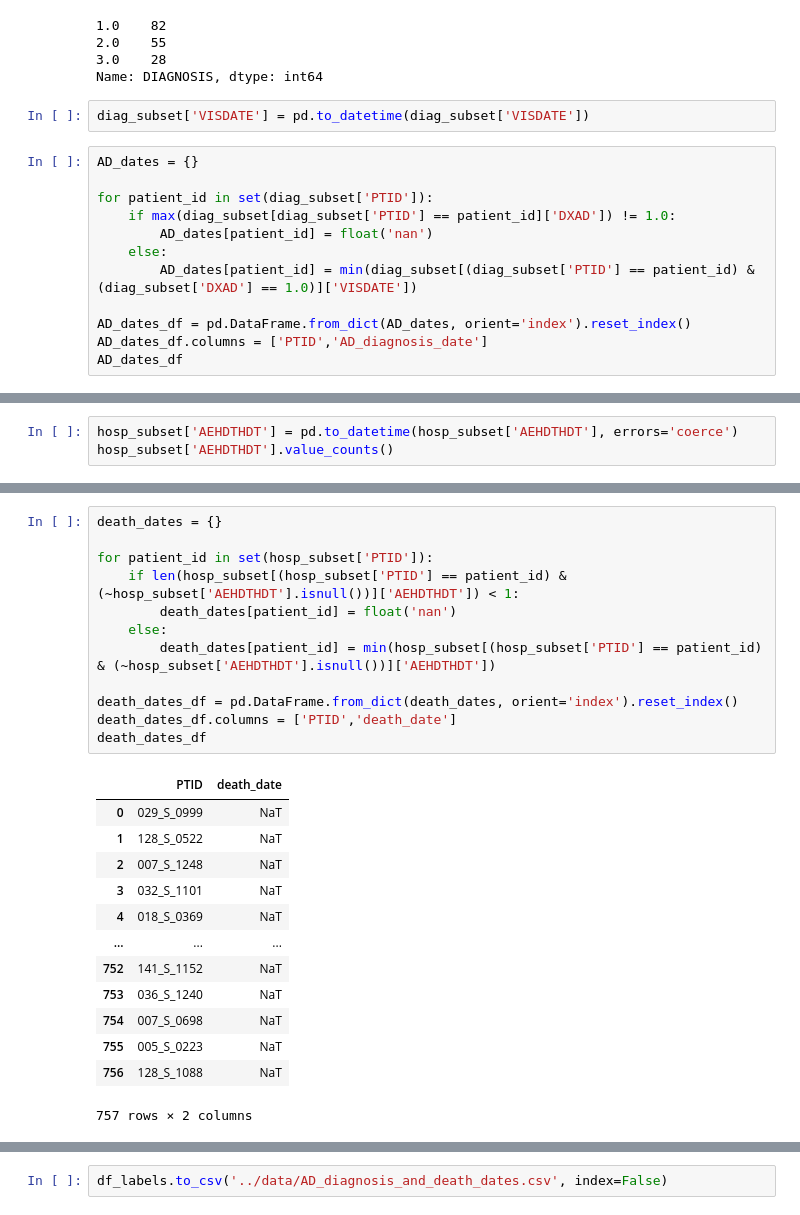
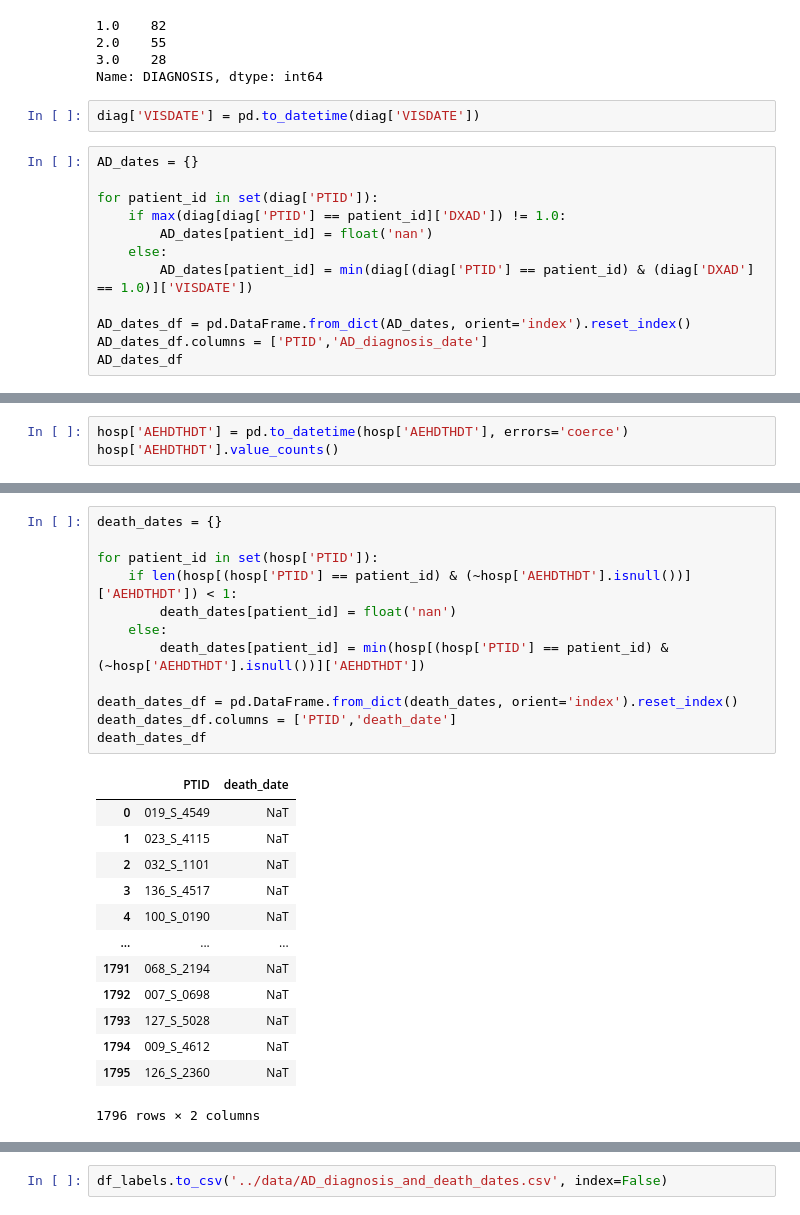
Before and after one commit to jvgalvin/capstone, a Jupyter notebook: notebooks/Medical_History_EDA.ipynb, the cells around one changed output, grey strips where cells are left out. Cells and saved outputs as stored; diff of their text form.

```diff
--- a/notebooks/Medical_History_EDA.ipynb
+++ b/notebooks/Medical_History_EDA.ipynb
@@ -244,15 +269,15 @@ diag_subset['DIAGNOSIS'].value_counts()
 3.0    28
 Name: DIAGNOSIS, dtype: int64
 # %%
-diag_subset['VISDATE'] = pd.to_datetime(diag_subset['VISDATE'])
+diag['VISDATE'] = pd.to_datetime(diag['VISDATE'])
 # %%
 AD_dates = {}
 
-for patient_id in set(diag_subset['PTID']):
-    if max(diag_subset[diag_subset['PTID'] == patient_id]['DXAD']) != 1.0:
+for patient_id in set(diag['PTID']):
+    if max(diag[diag['PTID'] == patient_id]['DXAD']) != 1.0:
         AD_dates[patient_id] = float('nan')
     else:
-        AD_dates[patient_id] = min(diag_subset[(diag_subset['PTID'] == patient_id) & (diag_subset['DXAD'] == 1.0)]['VISDATE'])
+        AD_dates[patient_id] = min(diag[(diag['PTID'] == patient_id) & (diag['DXAD'] == 1.0)]['VISDATE'])
 
 AD_dates_df = pd.DataFrame.from_dict(AD_dates, orient='index').reset_index()
 AD_dates_df.columns = ['PTID','AD_diagnosis_date']
@@ -283,5 +308,5 @@ hosp_subset.head()
 5 rows × 45 columns
 # %%
-hosp_subset['AEHDTHDT'] = pd.to_datetime(hosp_subset['AEHDTHDT'], errors='coerce')
-hosp_subset['AEHDTHDT'].value_counts()
+hosp['AEHDTHDT'] = pd.to_datetime(hosp['AEHDTHDT'], errors='coerce')
+hosp['AEHDTHDT'].value_counts()
 # %% [output]
@@ -300,29 +325,29 @@ Name: AEHDTHDT, Length: 80, dtype: int64
 # %%
 death_dates = {}
 
-for patient_id in set(hosp_subset['PTID']):
-    if len(hosp_subset[(hosp_subset['PTID'] == patient_id) & (~hosp_subset['AEHDTHDT'].isnull())]['AEHDTHDT']) < 1:
+for patient_id in set(hosp['PTID']):
+    if len(hosp[(hosp['PTID'] == patient_id) & (~hosp['AEHDTHDT'].isnull())]['AEHDTHDT']) < 1:
         death_dates[patient_id] = float('nan')
     else:
-        death_dates[patient_id] = min(hosp_subset[(hosp_subset['PTID'] == patient_id) & (~hosp_subset['AEHDTHDT'].isnull())]['AEHDTHDT'])
+        death_dates[patient_id] = min(hosp[(hosp['PTID'] == patient_id) & (~hosp['AEHDTHDT'].isnull())]['AEHDTHDT'])
 
 death_dates_df = pd.DataFrame.from_dict(death_dates, orient='index').reset_index()
 death_dates_df.columns = ['PTID','death_date']
 death_dates_df
 # %% [output]
 |  | PTID | death_date |
-| 0 | 029_S_0999 | NaT |
-| 1 | 128_S_0522 | NaT |
-| 2 | 007_S_1248 | NaT |
-| 3 | 032_S_1101 | NaT |
-| 4 | 018_S_0369 | NaT |
+| 0 | 019_S_4549 | NaT |
+| 1 | 023_S_4115 | NaT |
+| 2 | 032_S_1101 | NaT |
+| 3 | 136_S_4517 | NaT |
+| 4 | 100_S_0190 | NaT |
 | ... | ... | ... |
-| 752 | 141_S_1152 | NaT |
-| 753 | 036_S_1240 | NaT |
-| 754 | 007_S_0698 | NaT |
-| 755 | 005_S_0223 | NaT |
-| 756 | 128_S_1088 | NaT |
+| 1791 | 068_S_2194 | NaT |
+| 1792 | 007_S_0698 | NaT |
+| 1793 | 127_S_5028 | NaT |
+| 1794 | 009_S_4612 | NaT |
+| 1795 | 126_S_2360 | NaT |
-757 rows × 2 columns
+1796 rows × 2 columns
 # %%
 death_dates_df['death_date'].value_counts()
 # %% [output]
```
Also changed, not shown: parts of 18 cells of this notebook, 13 other files.
